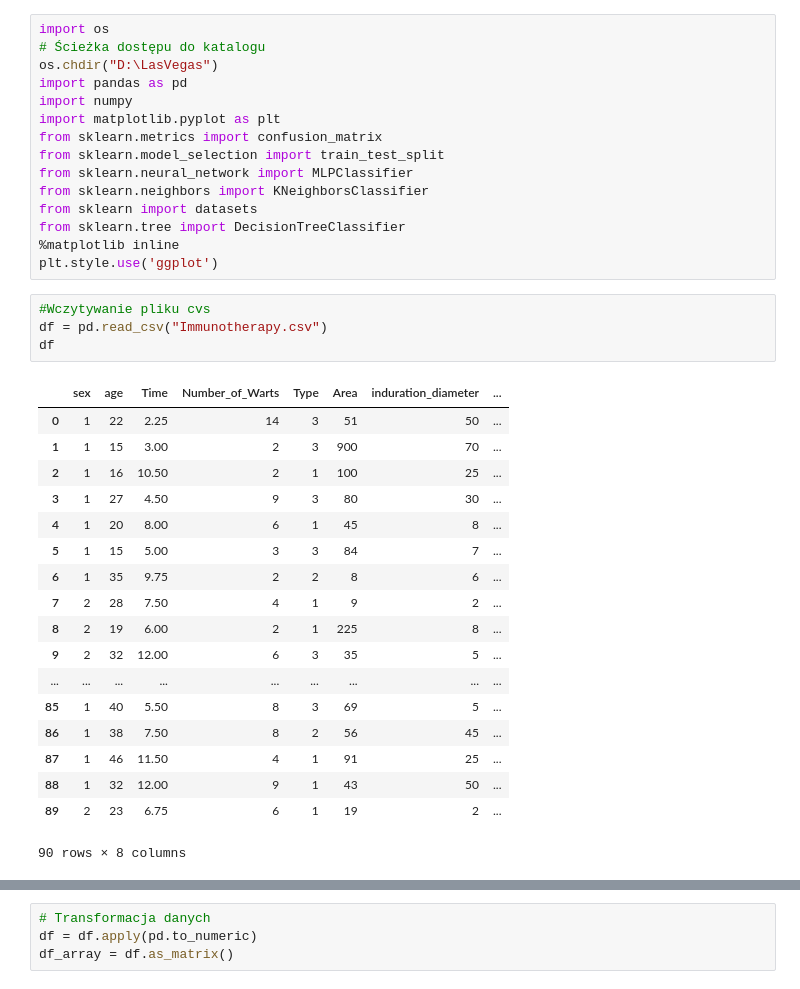
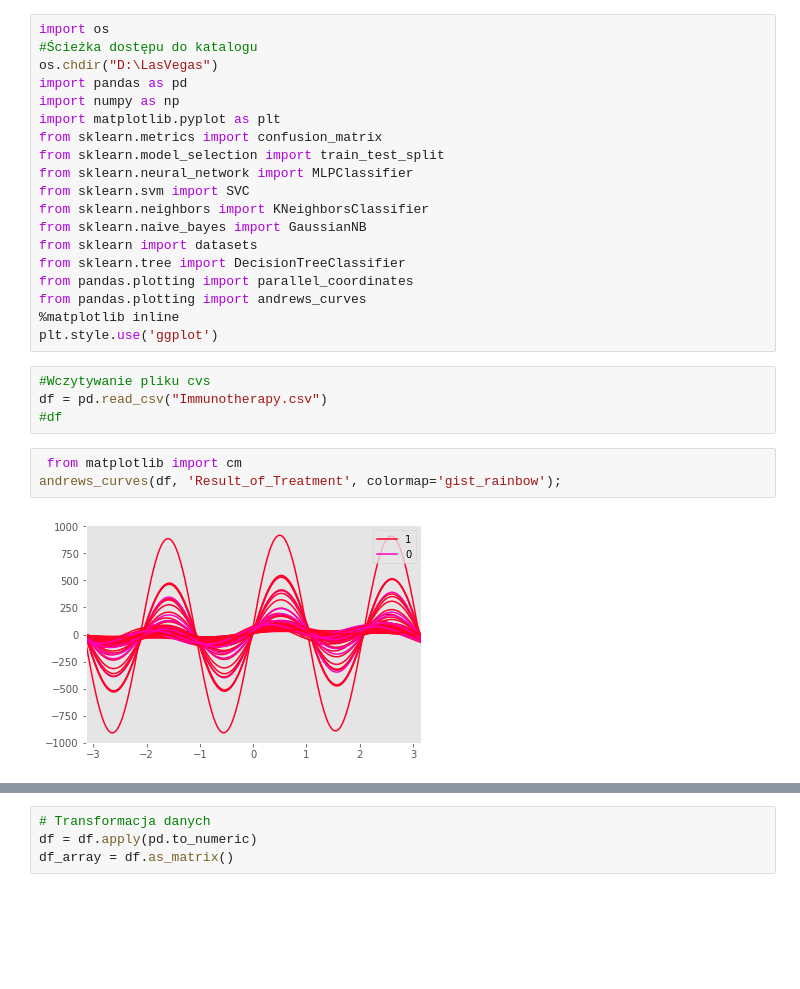
Before and after one commit to Khrystyna1/Classification_python, a Jupyter notebook: Classification_ImmunotherapyDataset.ipynb, the cells around one changed output, grey strips where cells are left out. Saved outputs shown, nothing was run; the diff lists cells and outputs as text; blank space fills up the shorter version.

```diff
--- a/Classification_ImmunotherapyDataset.ipynb
+++ b/Classification_ImmunotherapyDataset.ipynb
@@ -1,38 +1,28 @@
 # %%
 import os
-# Ścieżka dostępu do katalogu
+#Ścieżka dostępu do katalogu
 os.chdir("D:\LasVegas")
 import pandas as pd
-import numpy
+import numpy as np
 import matplotlib.pyplot as plt
 from sklearn.metrics import confusion_matrix
 from sklearn.model_selection import train_test_split
 from sklearn.neural_network import MLPClassifier
+from sklearn.svm import SVC
 from sklearn.neighbors import KNeighborsClassifier
+from sklearn.naive_bayes import GaussianNB
 from sklearn import datasets
 from sklearn.tree import DecisionTreeClassifier
+from pandas.plotting import parallel_coordinates
+from pandas.plotting import andrews_curves
 %matplotlib inline
 plt.style.use('ggplot')
 # %%
 #Wczytywanie pliku cvs
 df = pd.read_csv("Immunotherapy.csv")
-df
+#df
-# %% [output]
-|  | sex | age | Time | Number_of_Warts | Type | Area | induration_diameter | ... |
-| 0 | 1 | 22 | 2.25 | 14 | 3 | 51 | 50 | ... |
-| 1 | 1 | 15 | 3.00 | 2 | 3 | 900 | 70 | ... |
-| 2 | 1 | 16 | 10.50 | 2 | 1 | 100 | 25 | ... |
-| 3 | 1 | 27 | 4.50 | 9 | 3 | 80 | 30 | ... |
-| 4 | 1 | 20 | 8.00 | 6 | 1 | 45 | 8 | ... |
-| 5 | 1 | 15 | 5.00 | 3 | 3 | 84 | 7 | ... |
-| 6 | 1 | 35 | 9.75 | 2 | 2 | 8 | 6 | ... |
-| 7 | 2 | 28 | 7.50 | 4 | 1 | 9 | 2 | ... |
-| 8 | 2 | 19 | 6.00 | 2 | 1 | 225 | 8 | ... |
-| 9 | 2 | 32 | 12.00 | 6 | 3 | 35 | 5 | ... |
-| ... | ... | ... | ... | ... | ... | ... | ... | ... |
-| 85 | 1 | 40 | 5.50 | 8 | 3 | 69 | 5 | ... |
-| 86 | 1 | 38 | 7.50 | 8 | 2 | 56 | 45 | ... |
-| 87 | 1 | 46 | 11.50 | 4 | 1 | 91 | 25 | ... |
-| 88 | 1 | 32 | 12.00 | 9 | 1 | 43 | 50 | ... |
-| 89 | 2 | 23 | 6.75 | 6 | 1 | 19 | 2 | ... |
-90 rows × 8 columns
+# %%
+ from matplotlib import cm
+andrews_curves(df, 'Result_of_Treatment', colormap='gist_rainbow');
+# %% [output]
+[figure, added]
```
Also changed, not shown: parts of 22 cells of this notebook.
